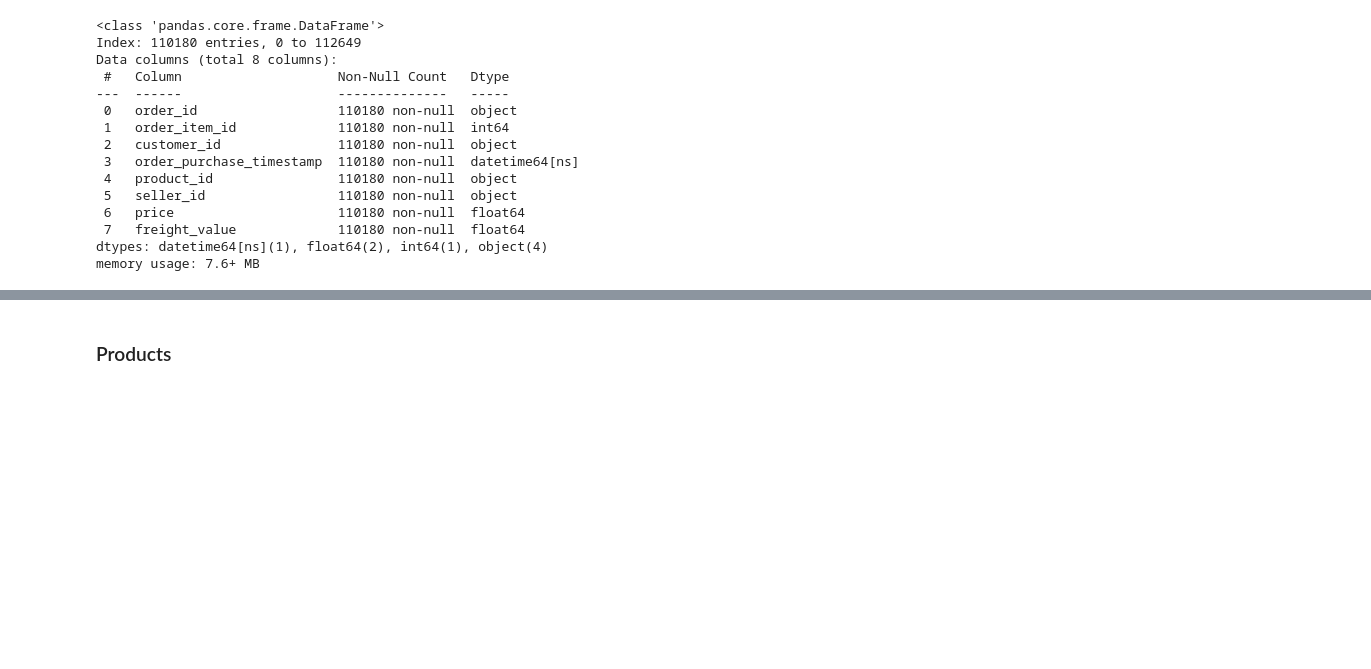
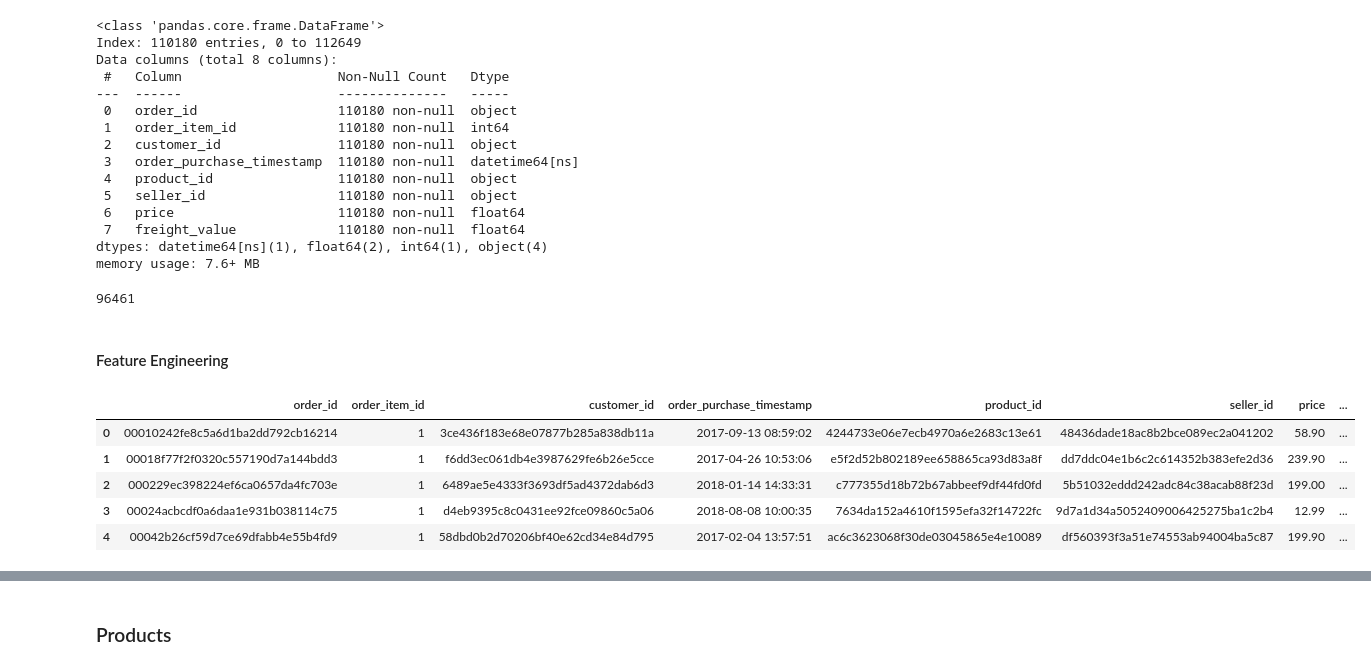
Before and after one commit to Sulbae/Fundamental-Analisis-Data, a Jupyter notebook: Proyek_Analisis_Data_Anggun-Sulis-Setyawan.ipynb, the cells around one changed output, grey strips where cells are left out. Drawn from its saved outputs; the diff is of its cells as text; code cells hidden in the pictures; blank space fills up the shorter version.

```diff
--- a/Proyek_Analisis_Data_Anggun-Sulis-Setyawan.ipynb
+++ b/Proyek_Analisis_Data_Anggun-Sulis-Setyawan.ipynb
@@ -633,7 +635,7 @@ dtypes: datetime64[ns](1), float64(2), int64(1), object(3)
 memory usage: 6.0+ MB
 # %%
 # Merge dataset orders_df, order_items_df
-orders_detail_df = pd.merge(orders_df, order_items_df,
+orders_detail_df = pd.merge(left=orders_df, right=order_items_df,
                             on='order_id',
                             how='right')
 
@@ -713,7 +719,7 @@ memory usage: 12.6+ MB
 # %%
 # Gunakan kolom secukupnya untuk analisis
-trend_df = orders_detail_df[['order_id', 'order_item_id', 'customer_id', 'order_purchase_timestamp', 'product_id', 'seller_id', 'price', 'freight_value']].copy()
-trend_df.info()
+transaction_df = orders_detail_df[['order_id', 'order_item_id', 'customer_id', 'order_purchase_timestamp', 'product_id', 'seller_id', 'price', 'freight_value']].copy()
+transaction_df.info()
 # %% [output]
 <class 'pandas.core.frame.DataFrame'>
 Index: 110180 entries, 0 to 112649
@@ -730,3 +736,19 @@ Data columns (total 8 columns):
  7   freight_value             110180 non-null  float64
 dtypes: datetime64[ns](1), float64(2), int64(1), object(4)
 memory usage: 7.6+ MB
+# %%
+transaction_df['order_id'].nunique()
+# %% [output]
+96461
+# %% [markdown]
+#### Feature Engineering
+# %%
+transaction_df['sales'] = transaction_df['price'] + transaction_df['freight_value']
+transaction_df.head()
+# %% [output]
+|  | order_id | order_item_id | customer_id | order_purchase_timestamp | product_id | seller_id | price | ... |
+| 0 | 00010242fe8c5a6d1ba2dd792cb16214 | 1 | 3ce436f183e68e07877b285a838db11a | 2017-09-13 08:59:02 | 4244733e06e7ecb4970a6e2683c13e61 | 48436dade18ac8b2bce089ec2a041202 | 58.90 | ... |
+| 1 | 00018f77f2f0320c557190d7a144bdd3 | 1 | f6dd3ec061db4e3987629fe6b26e5cce | 2017-04-26 10:53:06 | e5f2d52b802189ee658865ca93d83a8f | dd7ddc04e1b6c2c614352b383efe2d36 | 239.90 | ... |
+| 2 | 000229ec398224ef6ca0657da4fc703e | 1 | 6489ae5e4333f3693df5ad4372dab6d3 | 2018-01-14 14:33:31 | c777355d18b72b67abbeef9df44fd0fd | 5b51032eddd242adc84c38acab88f23d | 199.00 | ... |
+| 3 | 00024acbcdf0a6daa1e931b038114c75 | 1 | d4eb9395c8c0431ee92fce09860c5a06 | 2018-08-08 10:00:35 | 7634da152a4610f1595efa32f14722fc | 9d7a1d34a5052409006425275ba1c2b4 | 12.99 | ... |
+| 4 | 00042b26cf59d7ce69dfabb4e55b4fd9 | 1 | 58dbd0b2d70206bf40e62cd34e84d795 | 2017-02-04 13:57:51 | ac6c3623068f30de03045865e4e10089 | df560393f3a51e74553ab94004ba5c87 | 199.90 | ... |
```
Also changed, not shown: parts of 14 cells of this notebook.
